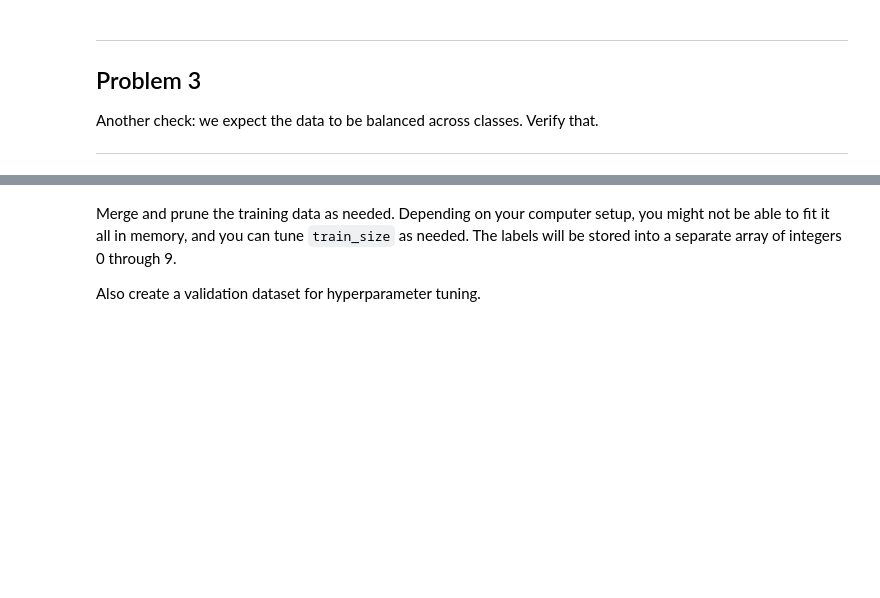
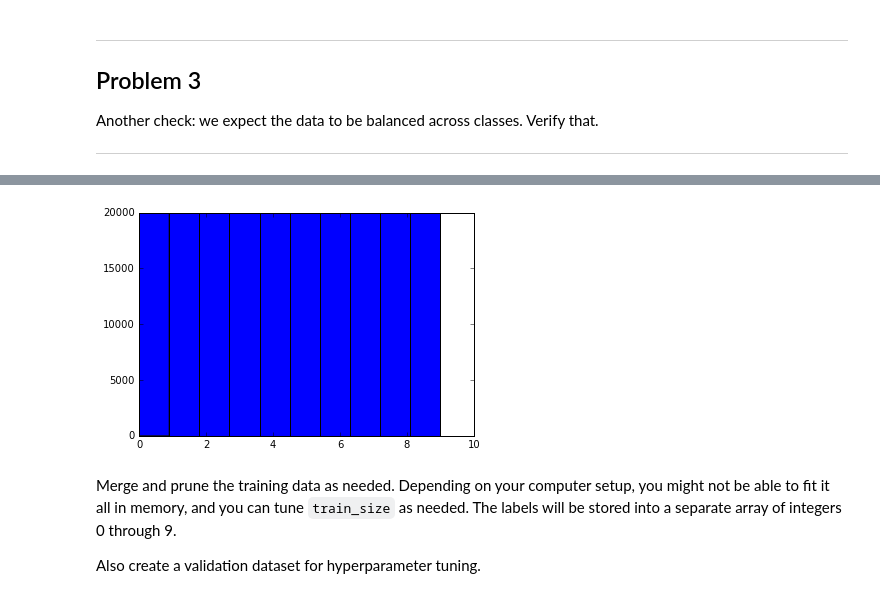
Before and after one commit to alejandrogtz/tensorflow_udacity, a Jupyter notebook: 1_notmnist.ipynb, the cells around one changed output, grey strips where cells are left out. Saved outputs shown, nothing was run; the diff lists cells and outputs as text; code cells hidden in the pictures; blank space fills up the shorter version.

```diff
--- a/1_notmnist.ipynb
+++ b/1_notmnist.ipynb
@@ -211,3 +258,8 @@ Another check: we expect the data to be balanced across classes. Verify that.
+# %%
+plt.hist(train_labels)
+plt.show()
+# %% [output]
+[figure, added]
 # %% [markdown]
 Merge and prune the training data as needed. Depending on your computer setup, you might not be able to fit it all in memory, and you can tune `train_size` as needed. The labels will be stored into a separate array of integers 0 through 9.
 
```
Also changed, not shown: parts of 20 cells of this notebook.
